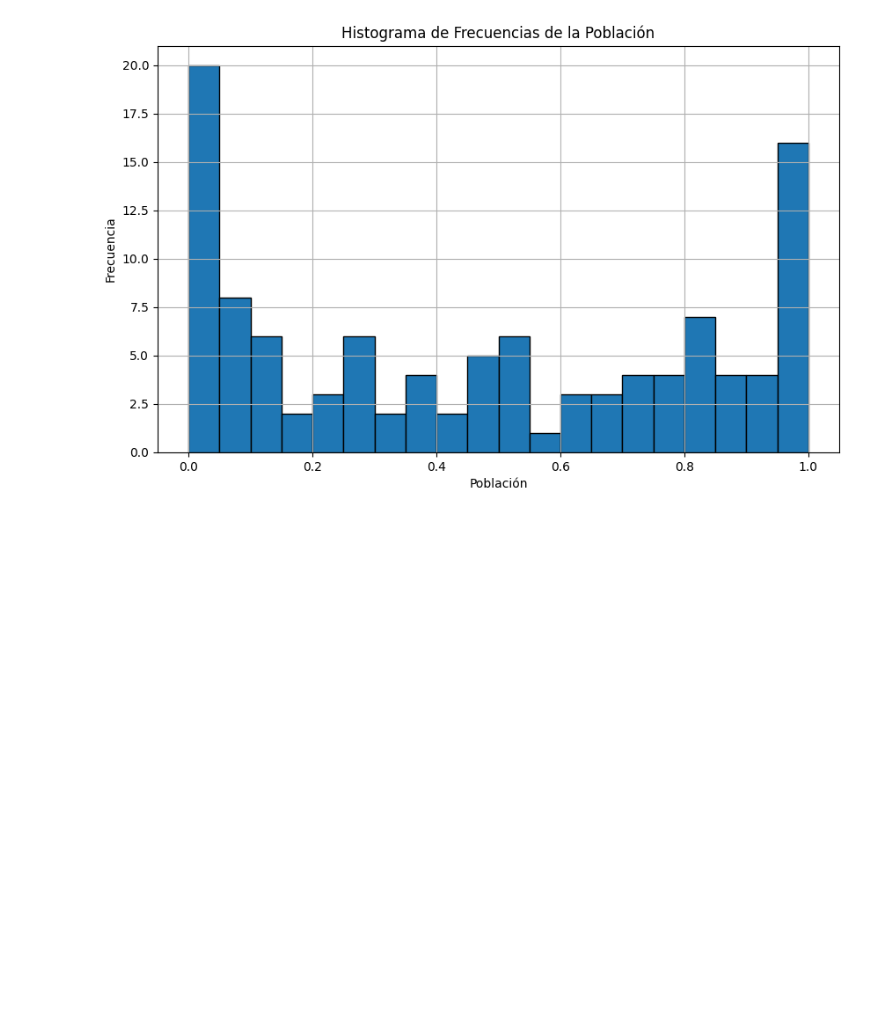
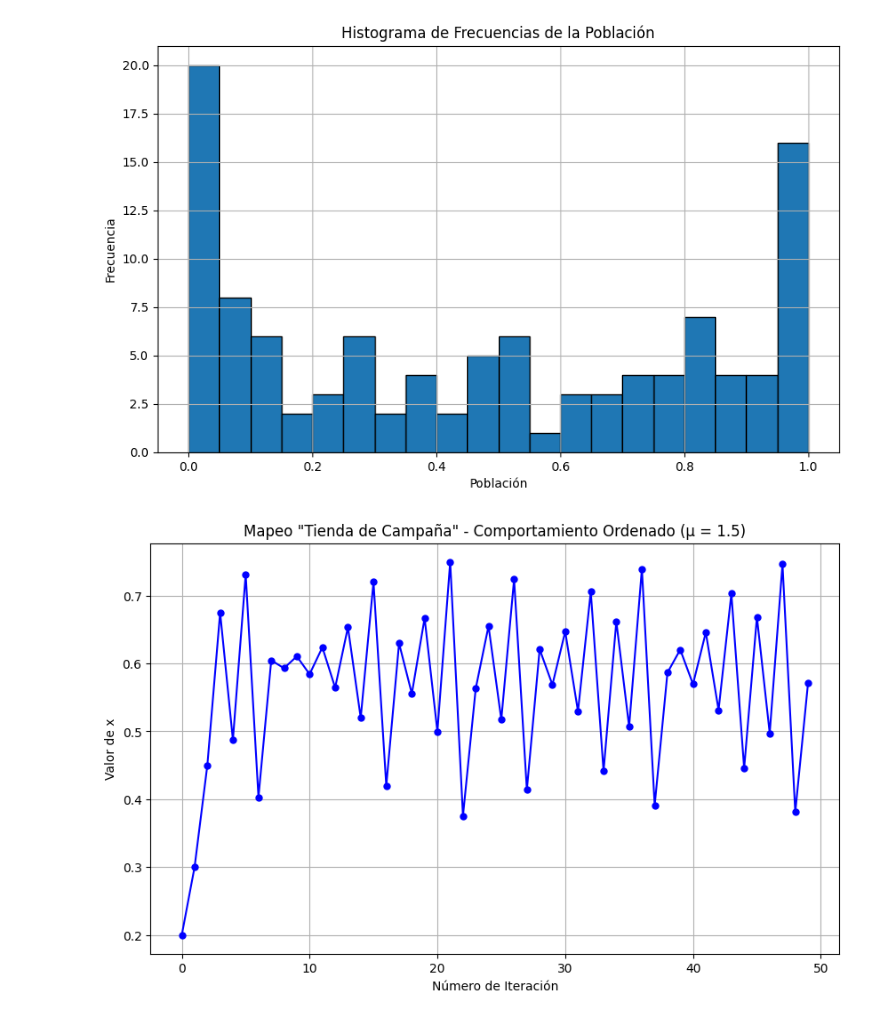
Before and after one commit to JsebastianUVPRQ/classical_trajectory, a Jupyter notebook: distribuciones_ML_fertz/tienda_notebook.ipynb, the cells around one changed output. Drawn from its saved outputs; the diff is of its cells as text; code cells hidden in the pictures; blank space fills up the shorter version.

```diff
--- a/distribuciones_ML_fertz/tienda_notebook.ipynb
+++ b/distribuciones_ML_fertz/tienda_notebook.ipynb
@@ -139,3 +139,34 @@ La media de la población es: 0.475696629397119
 La varianza de la población es: 0.12924465731052842
 La asimetría estadística de la población es: 0.08507633164142629
 [figure]
+# %%
+# CASO TIENDA DE CAMPAÑA
+import numpy as np
+import matplotlib.pyplot as plt
+
+# Parámetros
+mu = 1.5  # Parámetro de control para el mapeo
+n = 50  # Número de iteraciones
+x0 = 0.2  #
+
+# Inicializamos el array para almacenar los valores
+x_values = np.zeros(n)
+x_values[0] = x0
+
+# Aplicamos el mapeo "tienda de campaña" que define el comportamiento ordenado dependiendo de los valores en x_values
+for i in range(1, n):
+    if x_values[i-1] <= 0.5:
+        x_values[i] = mu * x_values[i-1]
+    else:
+        x_values[i] = mu * (1 - x_values[i-1])
+
+# Graficamos los puntos obtenidos
+plt.figure(figsize=(10, 6))
+plt.plot(range(n), x_values, 'bo-', markersize=5)
+plt.title('Mapeo "Tienda de Campaña" - Comportamiento Ordenado (μ = 1.5)')
+plt.xlabel('Número de Iteración')
+plt.ylabel('Valor de x')
+plt.grid(True)
+plt.show()
+# %% [output]
+[figure, added]
```
